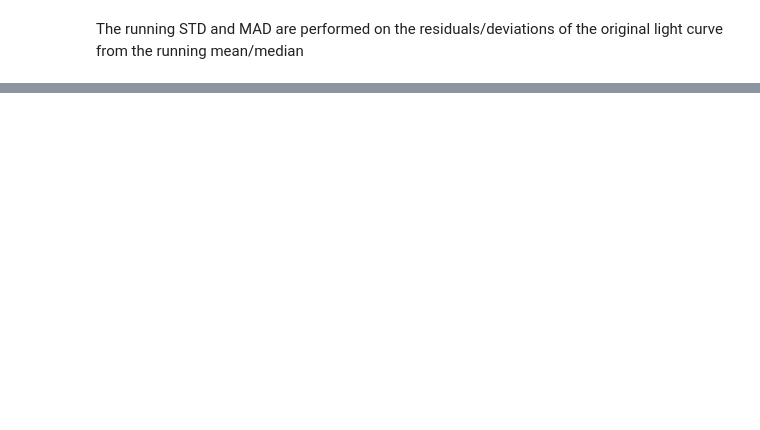
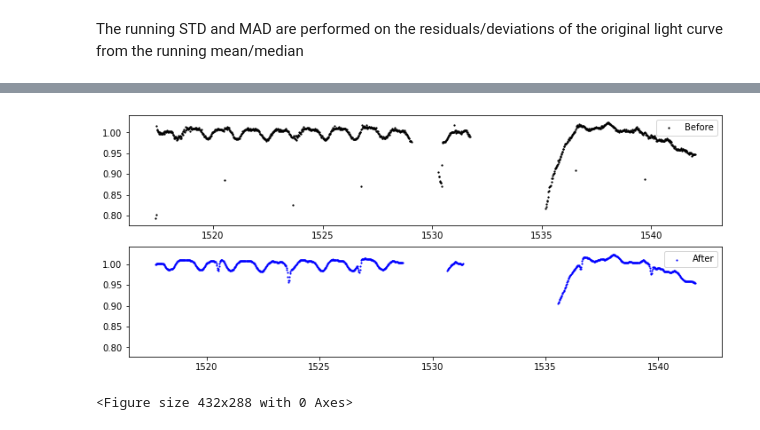
Before and after one commit to AstroJosePC/TESSDataExploration, a Jupyter notebook: LCFeatureExtraction.ipynb, the cells around one changed output, grey strips where cells are left out. Saved outputs shown, nothing was run; the diff lists cells and outputs as text; code cells hidden in the pictures; blank space fills up the shorter version.

```diff
--- a/LCFeatureExtraction.ipynb
+++ b/LCFeatureExtraction.ipynb
@@ -143,0 +169,39 @@ plt.show()
+# %%
+gauss_std = 2
+break_tolerance = 5
+gauss_size = 37
+
+# Create kernel
+gauss = Gaussian1DKernel(stddev=gauss_std, x_size=gauss_size)
+
+# Split the lightcurve into segments by finding large gaps in time
+dt = cleaned.time[1:] - cleaned.time[0:-1]
+cut = np.where(dt > break_tolerance * np.nanmedian(dt))[0] + 1
+
+low = np.append([0], cut)
+high = np.append(cut, len(cleaned.time))
+
+smooth_signal = np.zeros(cleaned.time.size)
+
+for l, h in zip(low, high):
+    gap_length = h - l
+    # If the segment is too short, just take the median
+    if np.any([gauss_size > gap_length, gap_length < break_tolerance]):
+        smooth_signal[l:h] = np.nanmedian(cleaned.flux[l:h])
+    else:
+        # Convolve data
+        smooth_signal[l:h]  = convolve(cleaned.flux[l:h], gauss, boundary=None)
+
+nonzero = smooth_signal != 0.0
+
+# Plot data before and after convolution
+fig, [ax1, ax2] = plt.subplots(2, 1, figsize=(12, 5), sharey=True)
+ax1.scatter(cleaned.time, cleaned.flux, c='black', label='Before', s=1.5)
+ax2.scatter(cleaned.time[nonzero], smooth_signal[nonzero], c='blue', label='After', s=1.2)
+ax1.legend(loc='best')
+ax2.legend(loc='best')
+plt.show()
+plt.tight_layout()
+# %% [output]
+[figure, added]
+<Figure size 432x288 with 0 Axes>
```
Also changed, not shown: parts of 9 cells of this notebook.
